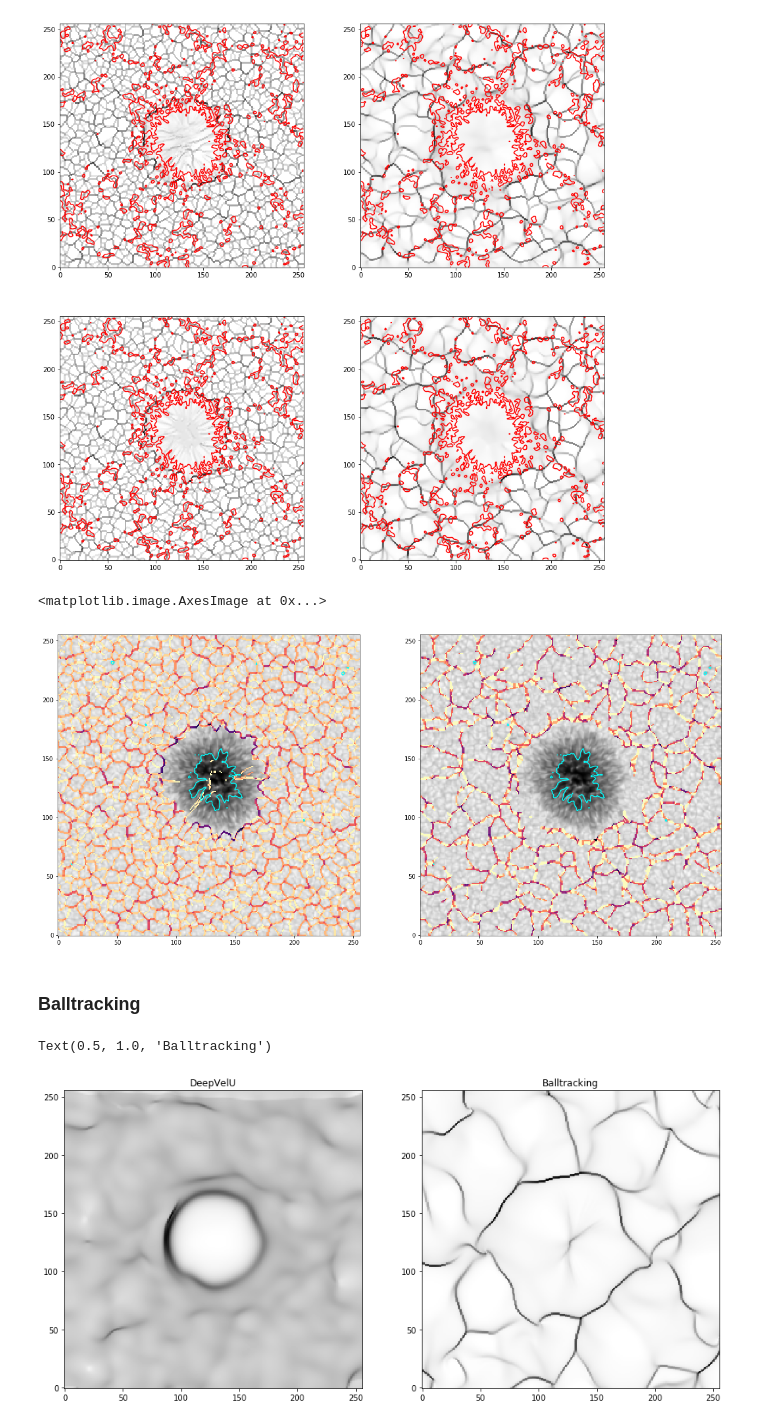
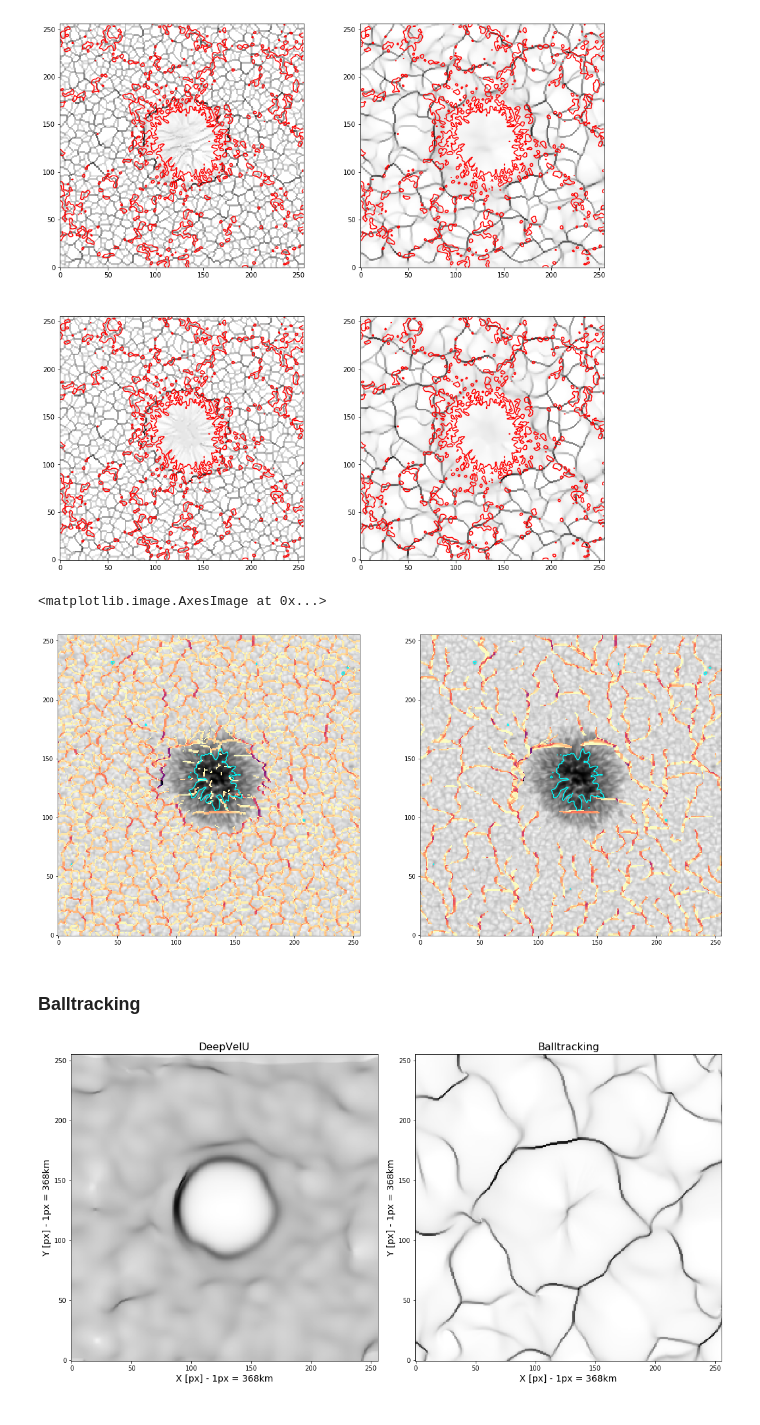
Before and after one commit to raphael-attie/sunflower, a Jupyter notebook: DeepVelU/lanes_DeepVelU.ipynb, the cells around one changed output. Drawn from its saved outputs; the diff is of its cells as text; code cells hidden in the pictures.

Commit message:
added Balltracking in comparison with DeepVelU for SPD meeting

```diff
--- a/DeepVelU/lanes_DeepVelU.ipynb
+++ b/DeepVelU/lanes_DeepVelU.ipynb
@@ -137,8 +137,8 @@ plt.savefig('lanes_bz.png', dpi=300)
 # %% [output]
 [figure]
 # %%
-masked = np.ma.masked_where(lanes < 2.5, lanes)
-masked_sm7 = np.ma.masked_where(lanes_sm7 < 2.5, lanes)
+masked = np.ma.masked_where(lanes_sim0 < 2.5, lanes_sim0)
+masked_sm7 = np.ma.masked_where(lanes_sim0_sm7 < 2.5, lanes_sim0)
 
 fig, axs = plt.subplots(ncols=2, nrows=1, figsize=(20, 10))
 axs[0].imshow(ic, origin='lower', cmap='gray')
@@ -149,7 +149,7 @@ axs[1].contour(np.abs(bz), levels=[500], colors=['cyan'])
 axs[1].imshow(masked_sm7, origin='lower', cmap='magma_r', interpolation='none')
 # %% [output]
 <matplotlib.image.AxesImage at 0x...>
-[figure, old version]
+[figure, new version]
 # %%
 import fitsio
 # %%
@@ -179,11 +179,15 @@ bt_sdo_lanes = make_lanes(bt_sdo_vx, bt_sdo_vy, nsteps, maxstep)
 # %%
 %matplotlib inline
 fig, axs = plt.subplots(ncols=2, nrows=1, figsize=(15, 10))
 axs[0].imshow(dvu_sdo_lanes_sm15, origin='lower', cmap='gray_r')
-axs[0].set_title('DeepVelU')
+axs[0].set_title('DeepVelU', fontsize=16)
+axs[0].set_xlabel('X [px] - 1px = 368km', fontsize=14)
+axs[0].set_ylabel('Y [px] - 1px = 368km', fontsize=14)
 axs[1].imshow(bt_sdo_lanes[252-128:252+128, 272-128:272+128], origin='lower', cmap='gray_r')
-axs[1].set_title('Balltracking')
-#plt.savefig('DeepVelU_Balltracking.png', dpi=300)
+axs[1].set_xlabel('X [px] - 1px = 368km', fontsize=14)
+axs[1].set_ylabel('Y [px] - 1px = 368km', fontsize=14)
+axs[1].set_title('Balltracking', fontsize=16)
+plt.tight_layout()
+plt.savefig('DeepVelU_Balltracking.png', dpi=300)
 # %% [output]
-Text(0.5, 1.0, 'Balltracking')
-[figure, old version]
+[figure, new version]
```
Also changed, not shown: parts of 3 cells of this notebook, 3 other files.
